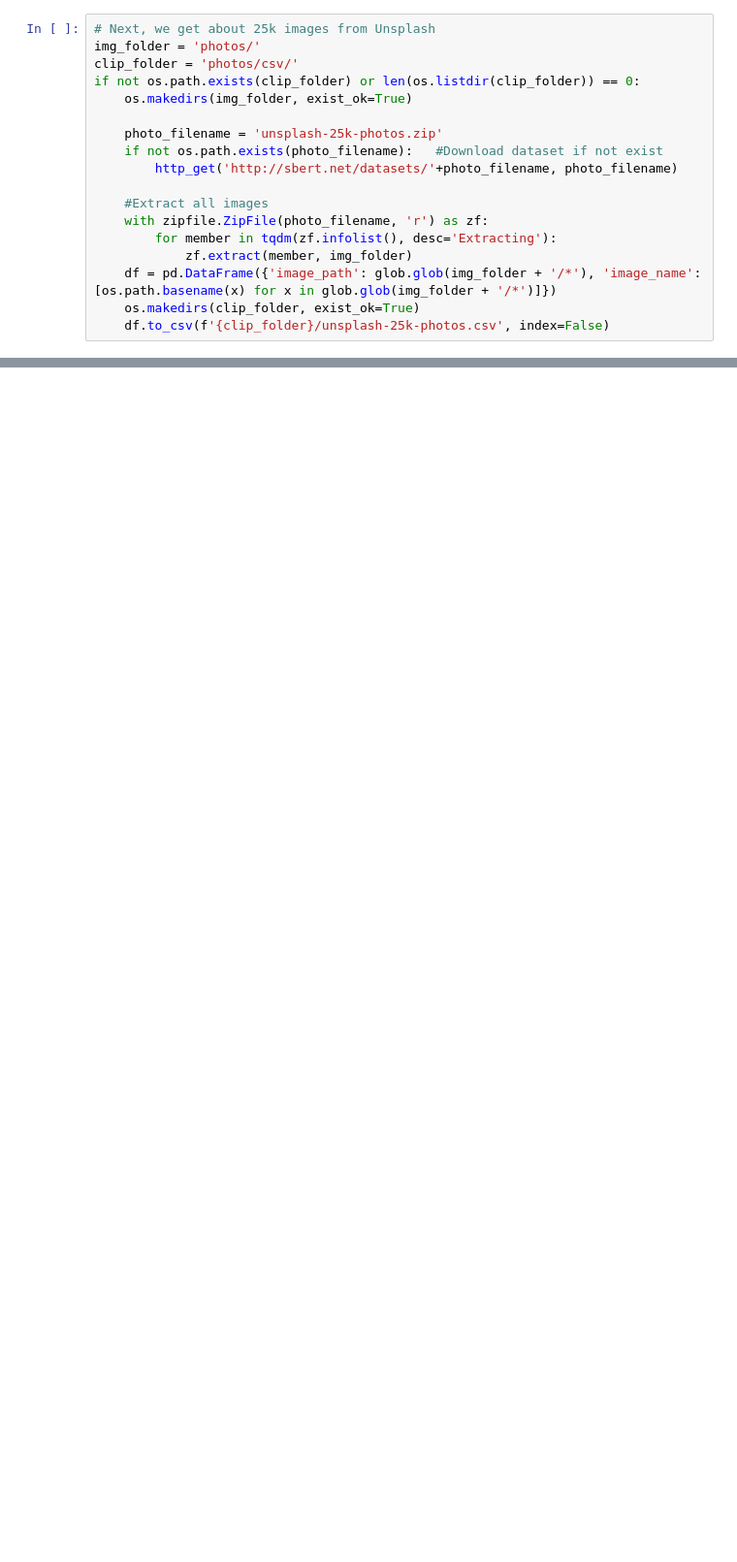
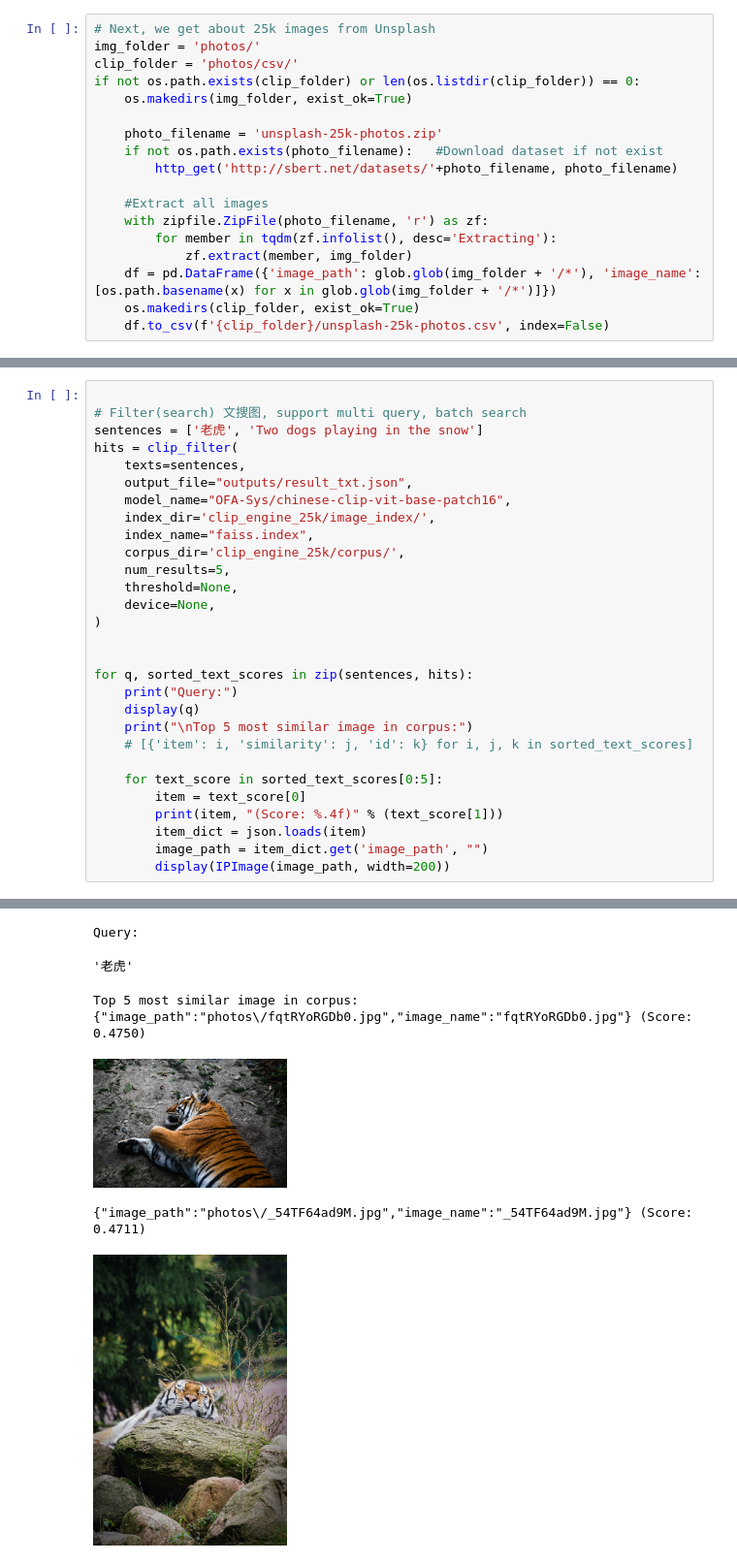
Before and after one commit to shibing624/similarities, a Jupyter notebook: examples/image_search.ipynb, the cells around one changed output, grey strips where cells are left out. Shown at 97% size. Drawn from its saved outputs; the diff is of its cells as text; blank space fills up the shorter version.

```diff
--- a/examples/image_search.ipynb
+++ b/examples/image_search.ipynb
@@ -112,0 +98,30 @@ for q, sorted_text_scores in zip(sentences, hits):
+# %%
+
+# Filter(search) 文搜图, support multi query, batch search
+sentences = ['老虎', 'Two dogs playing in the snow']
+hits = clip_filter(
+    texts=sentences,
+    output_file="outputs/result_txt.json",
+    model_name="OFA-Sys/chinese-clip-vit-base-patch16",
+    index_dir='clip_engine_25k/image_index/',
+    index_name="faiss.index",
+    corpus_dir='clip_engine_25k/corpus/',
+    num_results=5,
+    threshold=None,
+    device=None,
+)
+
+
+for q, sorted_text_scores in zip(sentences, hits):
+    print("Query:")
+    display(q)
+    print("\nTop 5 most similar image in corpus:")
+    # [{'item': i, 'similarity': j, 'id': k} for i, j, k in sorted_text_scores]
+
+    for text_score in sorted_text_scores[0:5]:
+        item = text_score[0]
+        print(item, "(Score: %.4f)" % (text_score[1]))
+        item_dict = json.loads(item)
+        image_path = item_dict.get('image_path', "")
+        display(IPImage(image_path, width=200))
+# %% [output]
@@ -112,0 +148,7 @@ for q, sorted_text_scores in zip(sentences, hits):
+Query:
+'老虎'
+Top 5 most similar image in corpus:
+{"image_path":"photos\/fqtRYoRGDb0.jpg","image_name":"fqtRYoRGDb0.jpg"} (Score: 0.4750)
+[figure, added]
+{"image_path":"photos\/_54TF64ad9M.jpg","image_name":"_54TF64ad9M.jpg"} (Score: 0.4711)
+[figure, added]
```
Also changed, not shown: parts of 10 cells of this notebook.
